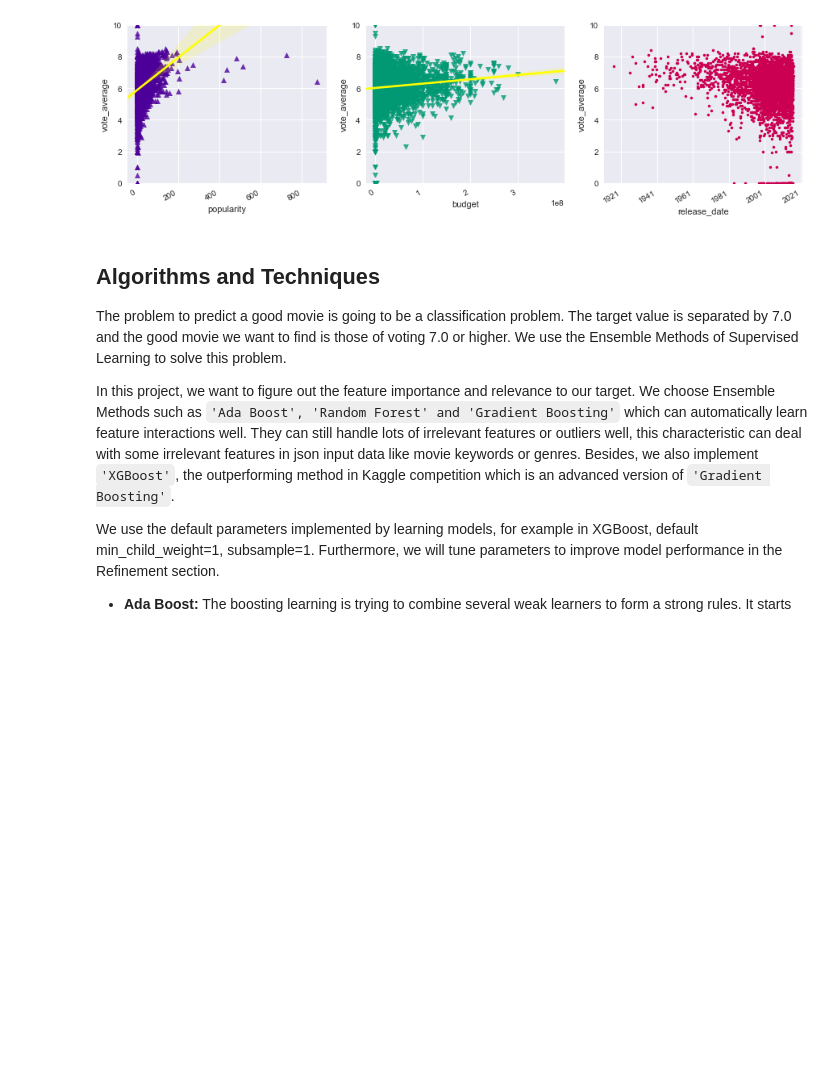
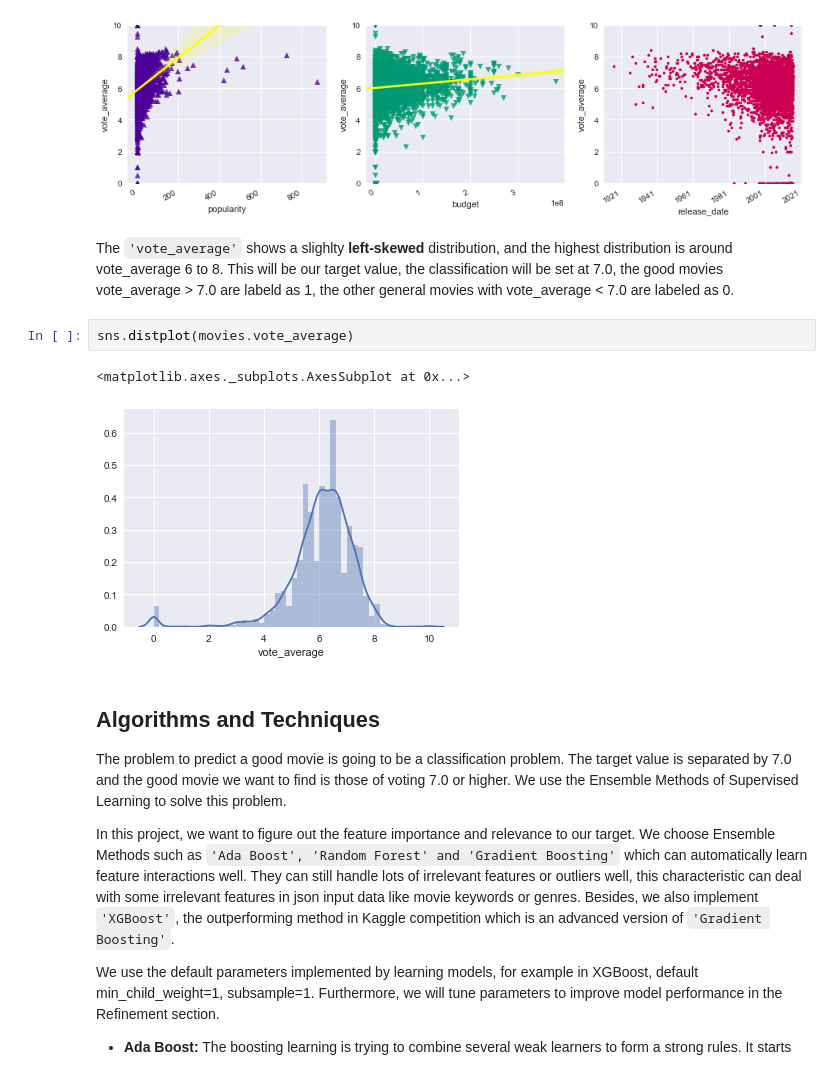
Before and after one commit to JudeChenn/Udacity_ML, a Jupyter notebook: capstone/ML Capstone Project.ipynb, the cells around one changed output. Drawn from its saved outputs; the diff is of its cells as text; blank space fills up the shorter version.

```diff
--- a/capstone/ML Capstone Project.ipynb
+++ b/capstone/ML Capstone Project.ipynb
@@ -372,6 +372,13 @@ ax.set_ylabel('vote_average')
 # %% [output]
 <matplotlib.text.Text at 0x...>
 [figure]
+# %% [markdown]
+The `'vote_average'` shows a slighlty **left-skewed** distribution, and the highest distribution is around vote_average 6 to 8. This will be our target value, the classification will be set at 7.0, the good movies vote_average > 7.0 are labeld as 1, the other general movies with vote_average < 7.0 are labeled as 0.
+# %%
+sns.distplot(movies.vote_average)
+# %% [output]
+<matplotlib.axes._subplots.AxesSubplot at 0x...>
+[figure, added]
 # %% [markdown]
 ## Algorithms and Techniques
 
```
Also changed, not shown: parts of 39 cells of this notebook, 1 other file.
